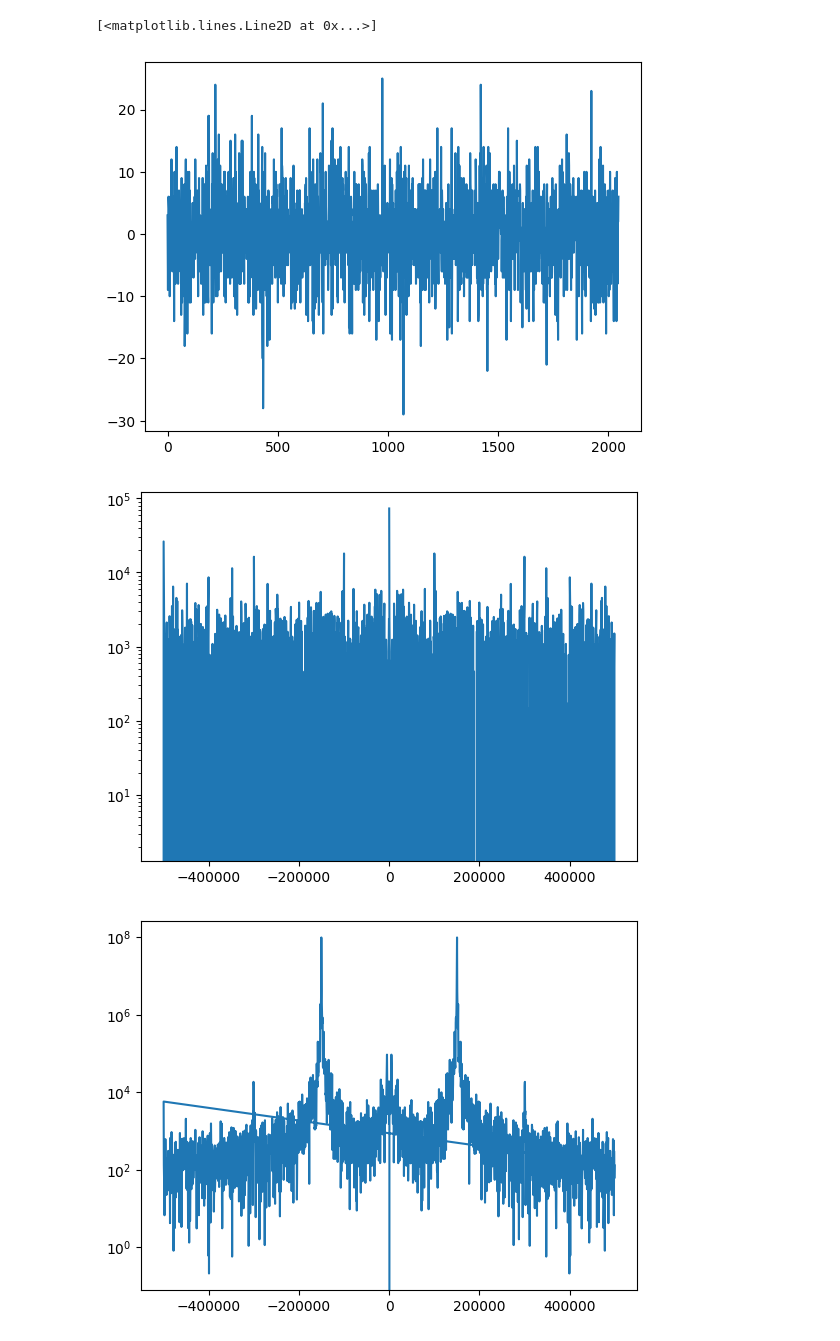
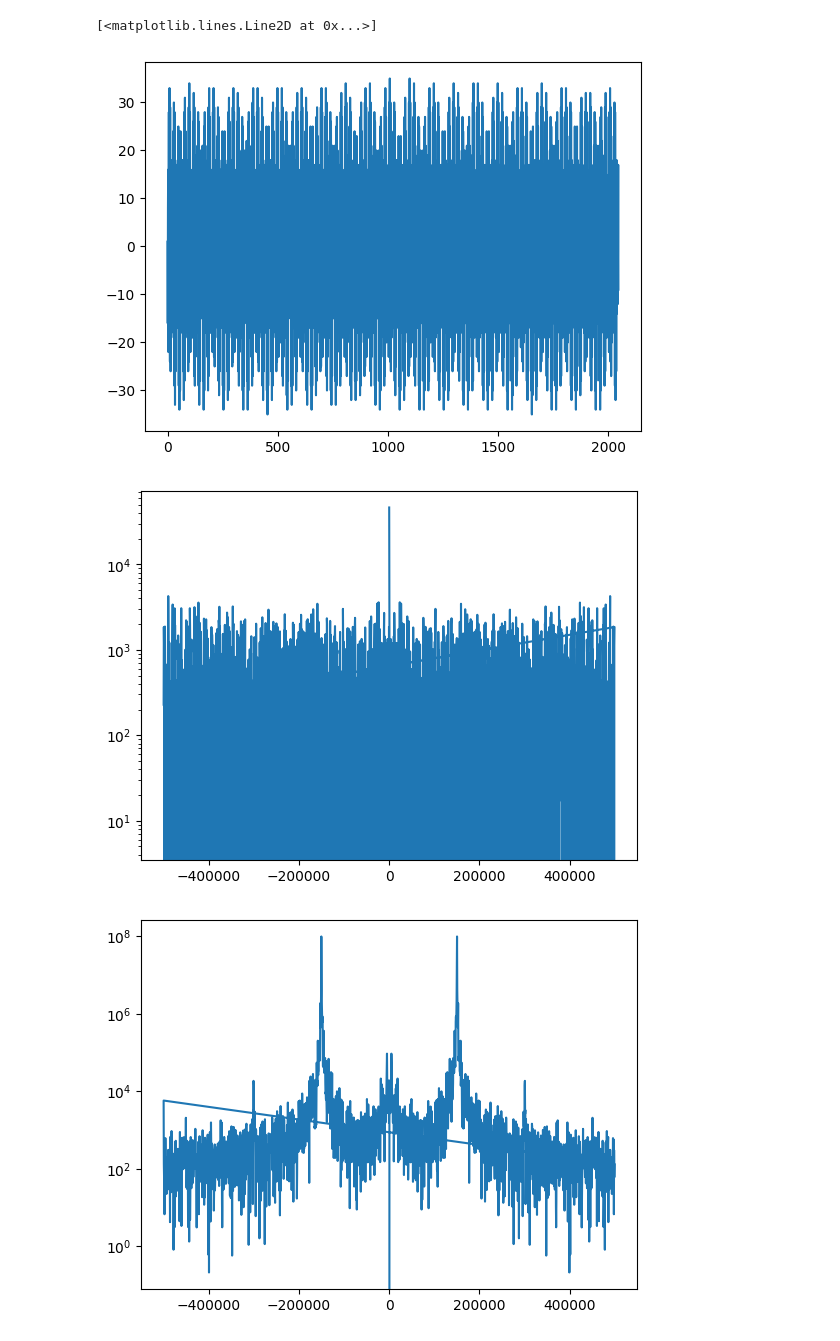
Before and after one commit to averybooks/radiolab2026-Cal, a Jupyter notebook: LAB_1_RTFM.ipynb, the cells around one changed output. Saved outputs shown, nothing was run; the diff lists cells and outputs as text; code cells hidden in the pictures.

Commit message:
splitter data and fir attempts in takedata2

```diff
--- a/LAB_1_RTFM.ipynb
+++ b/LAB_1_RTFM.ipynb
@@ -11,22 +11,22 @@ import matplotlib.pyplot as plt
 import ugradio.sdr as sdr
 import ugradio.dft as dft
 # %%
-data = np.load("noisedata1.npz")
-D = 1 #what sample set (1, 2, 3, 4, or 5)
+data = np.load("gentest.npz")
+D = 3 #what sample set (1, 2, 3, 4, or 5)
 
 plt.plot(range(len(data["arr_0"][D])), data["arr_0"][D])
 #plt.xlim(1, 100)
 
 #plt.savefig('sinewave_notzoom.png', bbox_inches='tight')
 #plt.show()
 
 #plt.hist(data["arr_0"][D], bins = 50)
 #plt.show()
 
 #data_mean_subtracted = data["arr_0"][D] - np.mean(data["arr_0"][D])
 
 #plt.hist(data_mean_subtracted, bins = 40)
 #plt.show()
 # %% [output]
 [<matplotlib.lines.Line2D at 0x...>]
-[figure, old version]
+[figure, new version]
@@ -37,7 +39,7 @@ plt.plot(frequencies, np.fft.fft((np.abs(data["arr_0"][D]))**2))
 
 plt.yscale("log")
 # %% [output]
-[figure, old version]
+[figure, new version]
 # %%
 #Ro code, worked on it alongside Ben
 #Can fix straking line with fft shift
```
Also changed, not shown: parts of 1 cell of this notebook, 2 other files.
